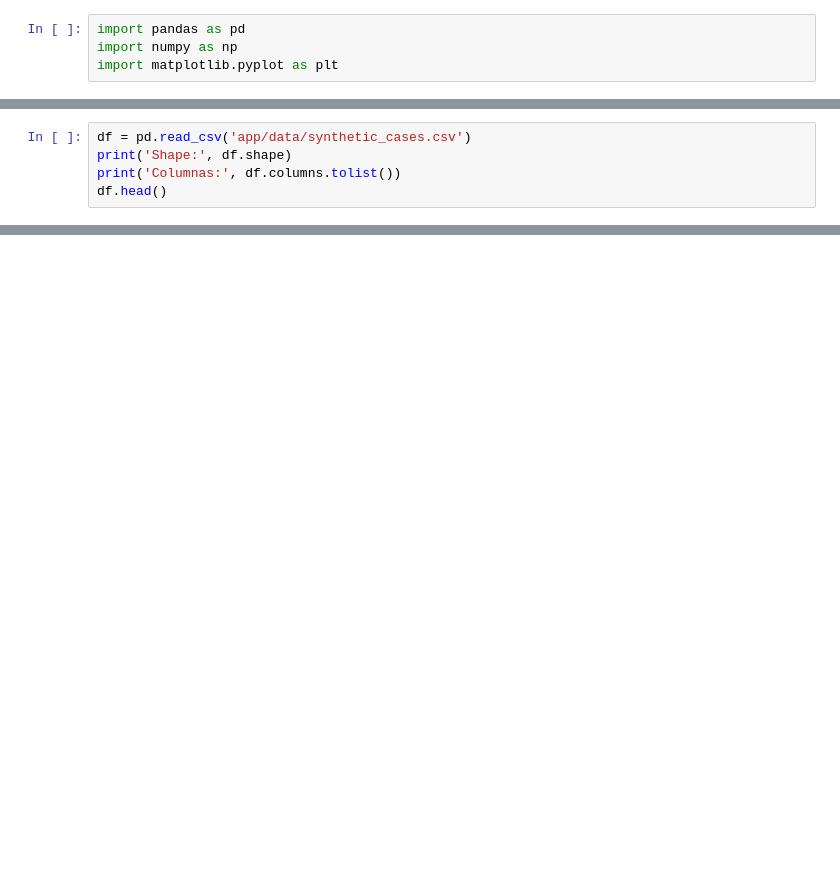
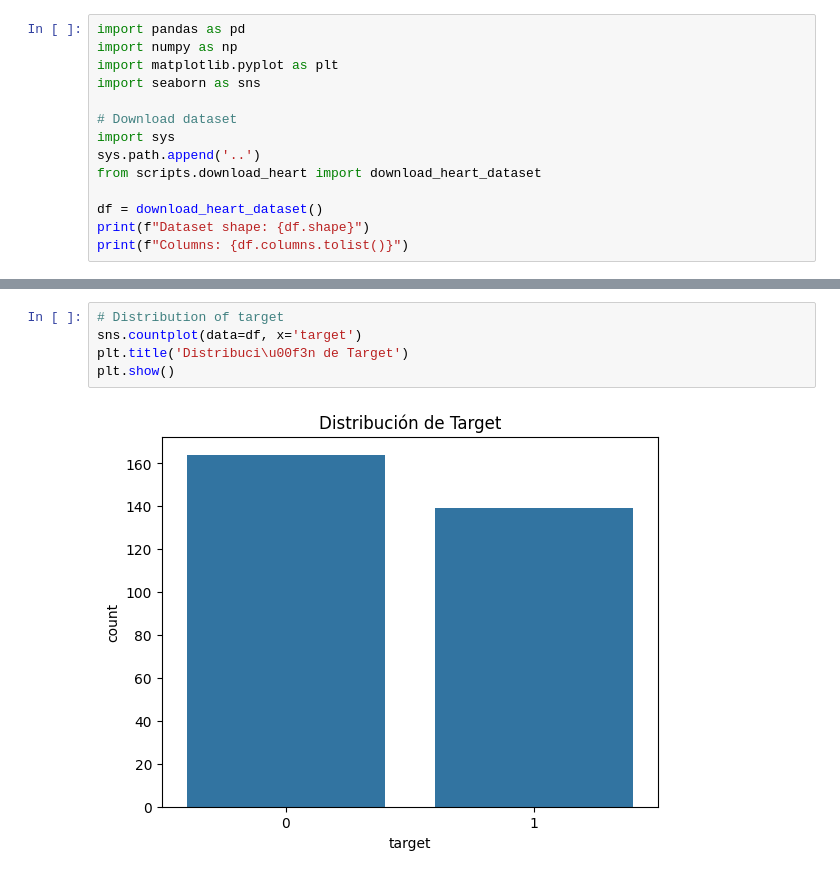
Before and after one commit to dsalazardev/telemetry-heart-ai, a Jupyter notebook: Project/microservice/notebooks/01-eda.ipynb, the cells around one changed output, grey strips where cells are left out. Drawn from its saved outputs; the diff is of its cells as text; blank space fills up the shorter version.

```diff
--- a/Project/microservice/notebooks/01-eda.ipynb
+++ b/Project/microservice/notebooks/01-eda.ipynb
@@ -10,3 +4,13 @@ Analisis exploratorio sobre el dataset sintetico de triaje cardiovascular
 import pandas as pd
 import numpy as np
 import matplotlib.pyplot as plt
+import seaborn as sns
+
+# Download dataset
+import sys
+sys.path.append('..')
+from scripts.download_heart import download_heart_dataset
+
+df = download_heart_dataset()
+print(f"Dataset shape: {df.shape}")
+print(f"Columns: {df.columns.tolist()}")
@@ -20,5 +22,0 @@ print('cwd:', Path.cwd())
-# %%
-df = pd.read_csv('app/data/synthetic_cases.csv')
-print('Shape:', df.shape)
-print('Columnas:', df.columns.tolist())
-df.head()
@@ -47,0 +46,7 @@ plt.show()
+# %%
+# Distribution of target
+sns.countplot(data=df, x='target')
+plt.title('Distribuci\u00f3n de Target')
+plt.show()
+# %% [output]
+[figure, added]
```
Also changed, not shown: parts of 10 cells of this notebook, 4 other files.
